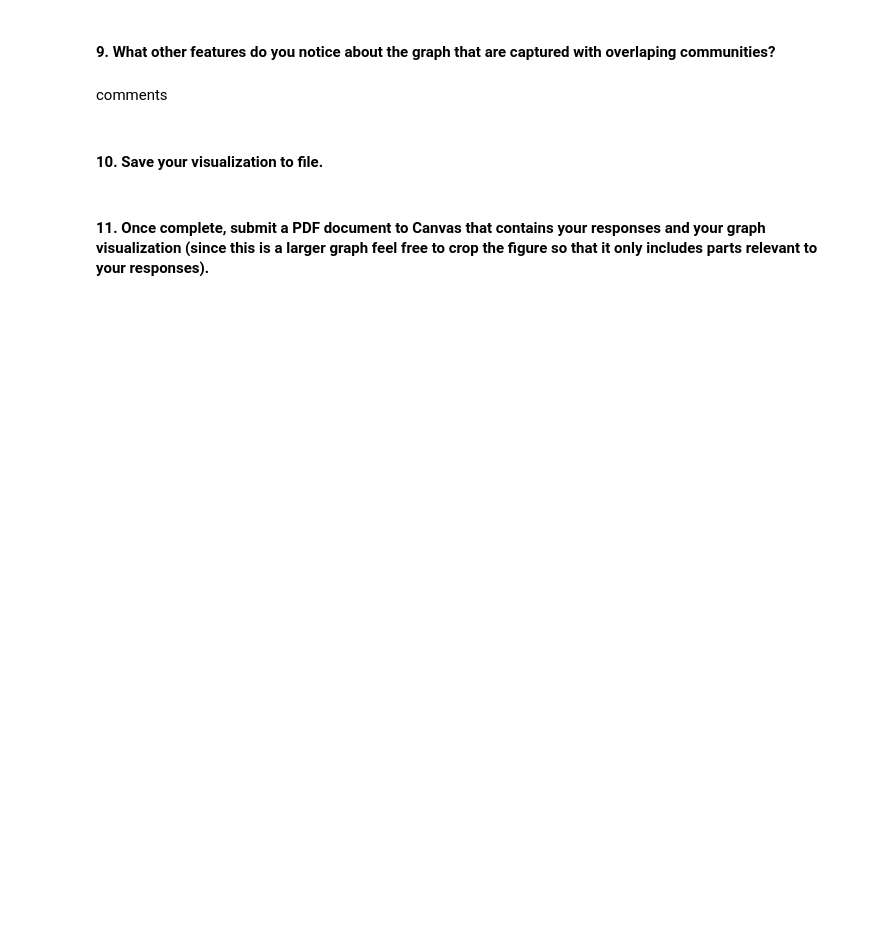
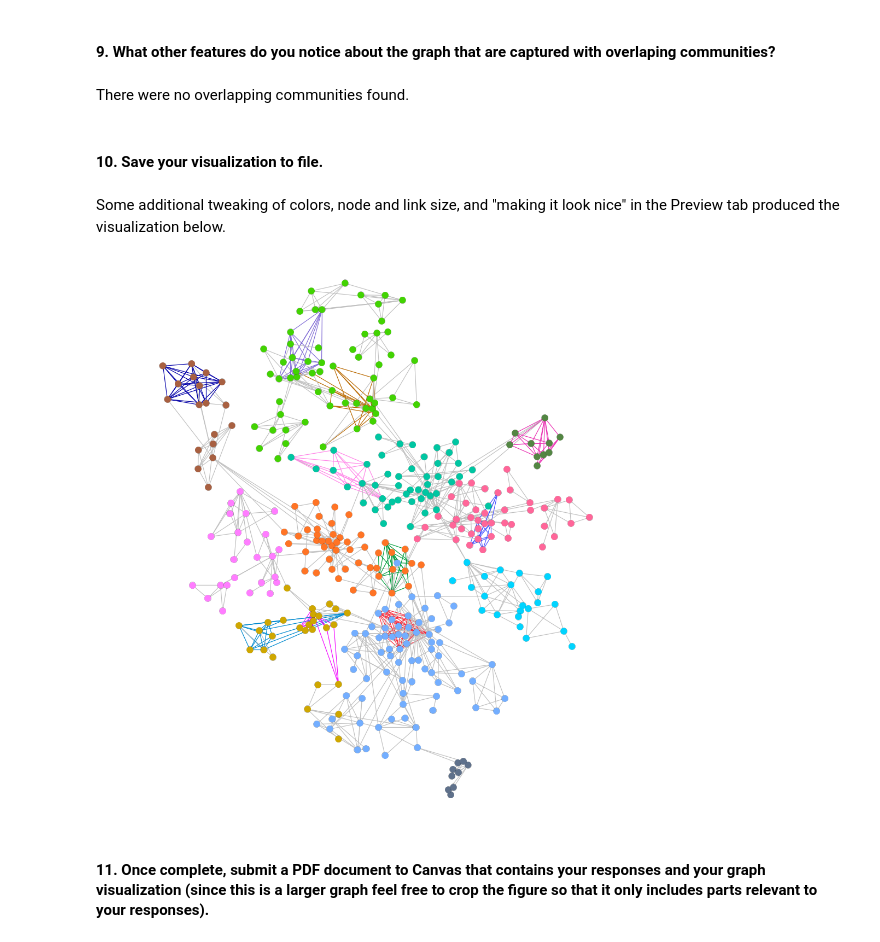
Before and after one commit to muftring/iu-netsci, a Jupyter notebook: week-08/w08_link-communities_uftring_michael.ipynb, the cells around one changed output. Drawn from its saved outputs; the diff is of its cells as text; code cells hidden in the pictures; blank space fills up the shorter version.

```diff
--- a/week-08/w08_link-communities_uftring_michael.ipynb
+++ b/week-08/w08_link-communities_uftring_michael.ipynb
@@ -315,8 +349,14 @@ comments
 # %% [markdown]
 #### 9. What other features do you notice about the graph that are captured with overlaping communities?
-# %% [markdown]
-comments
+# %% [markdown]
+There were no overlapping communities found.
 # %% [markdown]
 #### 10. Save your visualization to file.
+# %% [markdown]
+Some additional tweaking of colors, node and link size, and "making it look nice" in the Preview tab produced the visualization below.
+# %%
+Image(filename="link-communities.png")
+# %% [output]
+[figure, added]
 # %% [markdown]
 #### 11. Once complete, submit a PDF document to Canvas that contains your responses and your graph visualization (since this is a larger graph feel free to crop the figure so that it only includes parts relevant to your responses).
```
Also changed, not shown: parts of 23 cells of this notebook, 8 other files.
